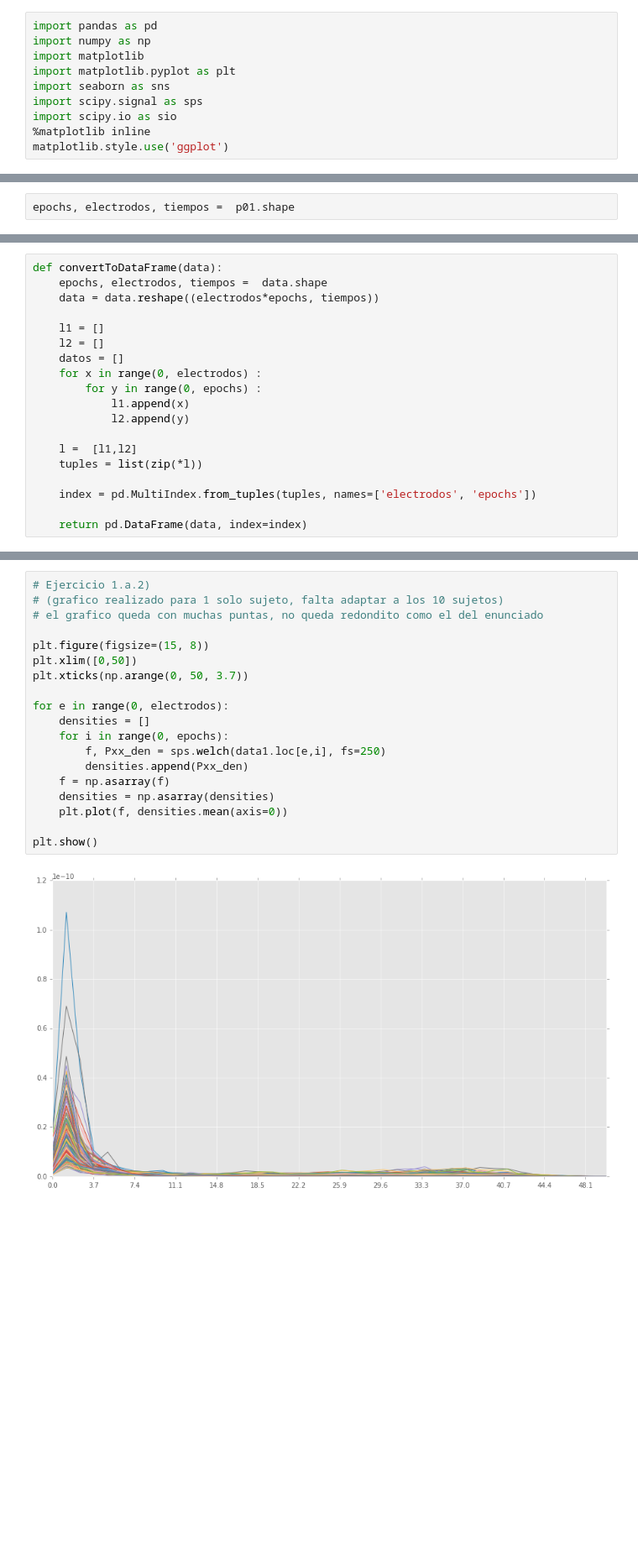
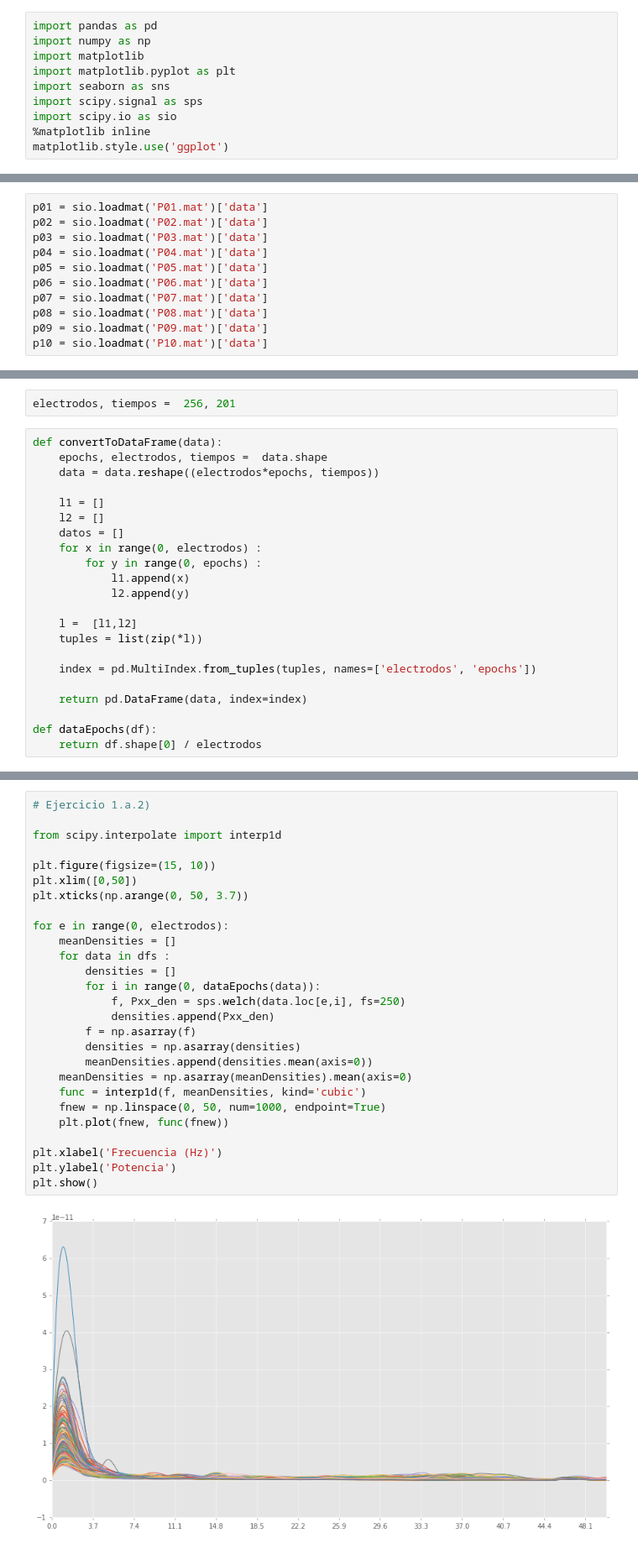
Before and after one commit to fedepatane/ciencia_datos_tp2, a Jupyter notebook: Informe TP2.ipynb, the cells around one changed output, grey strips where cells are left out. Shown: that part at 84% size. Drawn from its saved outputs; the diff is of its cells as text; blank space fills up the shorter version.

```diff
--- a/Informe TP2.ipynb
+++ b/Informe TP2.ipynb
@@ -13,2 +13,0 @@ p01 = sio.loadmat('P01.mat')['data']
-# %%
-epochs, electrodos, tiempos =  p01.shape
@@ -14,0 +25,11 @@ epochs, electrodos, tiempos =  p01.shape
+# %%
+p01 = sio.loadmat('P01.mat')['data']
+p02 = sio.loadmat('P02.mat')['data']
+p03 = sio.loadmat('P03.mat')['data']
+p04 = sio.loadmat('P04.mat')['data']
+p05 = sio.loadmat('P05.mat')['data']
+p06 = sio.loadmat('P06.mat')['data']
+p07 = sio.loadmat('P07.mat')['data']
+p08 = sio.loadmat('P08.mat')['data']
+p09 = sio.loadmat('P09.mat')['data']
+p10 = sio.loadmat('P10.mat')['data']
@@ -15,3 +38,5 @@ epochs, electrodos, tiempos =  p01.shape
+# %%
+electrodos, tiempos =  256, 201
 # %%
 def convertToDataFrame(data):
     epochs, electrodos, tiempos =  data.shape
@@ -31,3 +56,6 @@ def convertToDataFrame(data):
     index = pd.MultiIndex.from_tuples(tuples, names=['electrodos', 'epochs'])
 
     return pd.DataFrame(data, index=index)
+
+def dataEpochs(df):
+    return df.shape[0] / electrodos
@@ -70,21 +133,29 @@ plt.show()
 # %%
 # Ejercicio 1.a.2)
-# (grafico realizado para 1 solo sujeto, falta adaptar a los 10 sujetos)
-# el grafico queda con muchas puntas, no queda redondito como el del enunciado
 
-plt.figure(figsize=(15, 8))
+from scipy.interpolate import interp1d
+
+plt.figure(figsize=(15, 10))
 plt.xlim([0,50])
 plt.xticks(np.arange(0, 50, 3.7))
 
 for e in range(0, electrodos):
-    densities = []
-    for i in range(0, epochs):
-        f, Pxx_den = sps.welch(data1.loc[e,i], fs=250)
-        densities.append(Pxx_den)
-    f = np.asarray(f)
-    densities = np.asarray(densities)
-    plt.plot(f, densities.mean(axis=0))
+    meanDensities = []
+    for data in dfs :
+        densities = []
+        for i in range(0, dataEpochs(data)):
+            f, Pxx_den = sps.welch(data.loc[e,i], fs=250)
+            densities.append(Pxx_den)
+        f = np.asarray(f)
+        densities = np.asarray(densities)
+        meanDensities.append(densities.mean(axis=0))
+    meanDensities = np.asarray(meanDensities).mean(axis=0)
+    func = interp1d(f, meanDensities, kind='cubic')
+    fnew = np.linspace(0, 50, num=1000, endpoint=True)
+    plt.plot(fnew, func(fnew))
 
+plt.xlabel('Frecuencia (Hz)')
+plt.ylabel('Potencia')
 plt.show()
 # %% [output]
-[figure, old version]
+[figure, new version]
```
Also changed, not shown: parts of 18 cells of this notebook.
